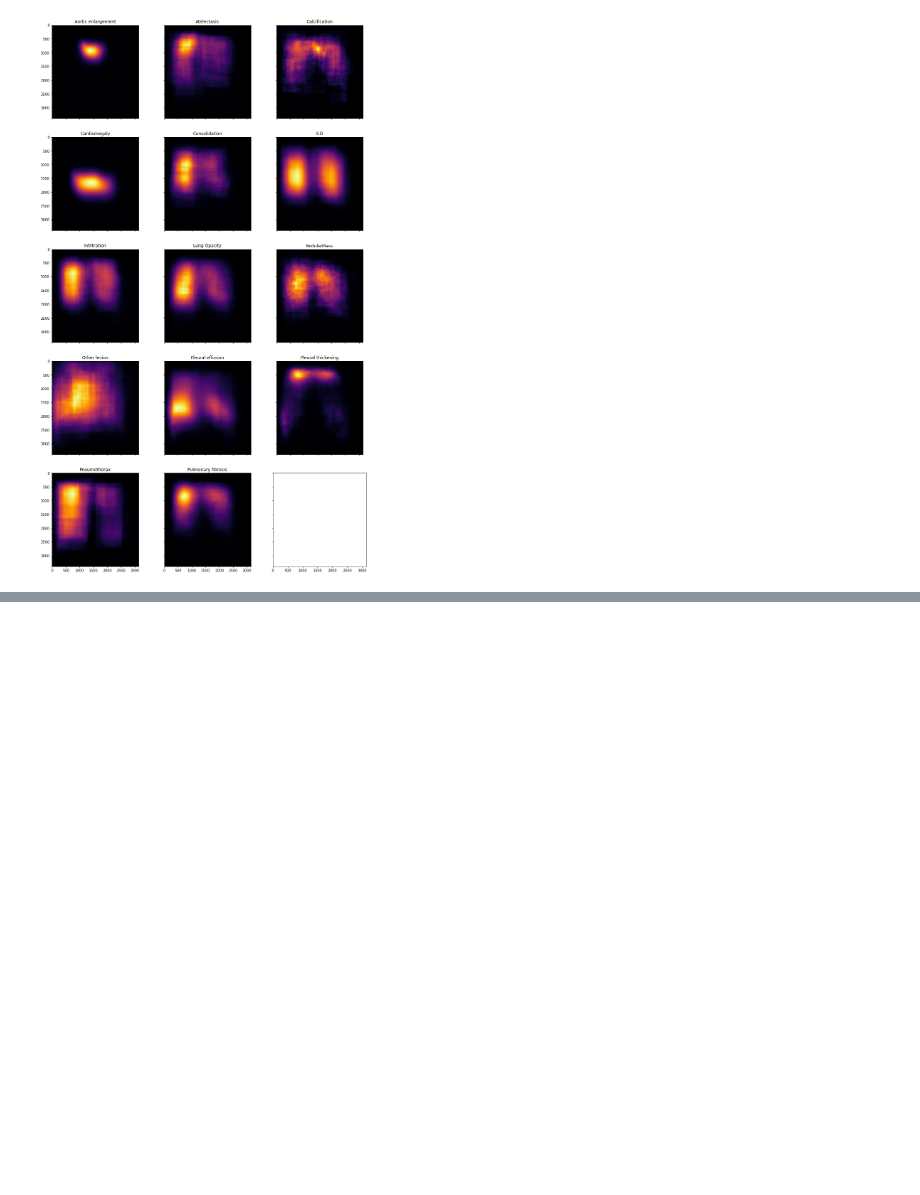
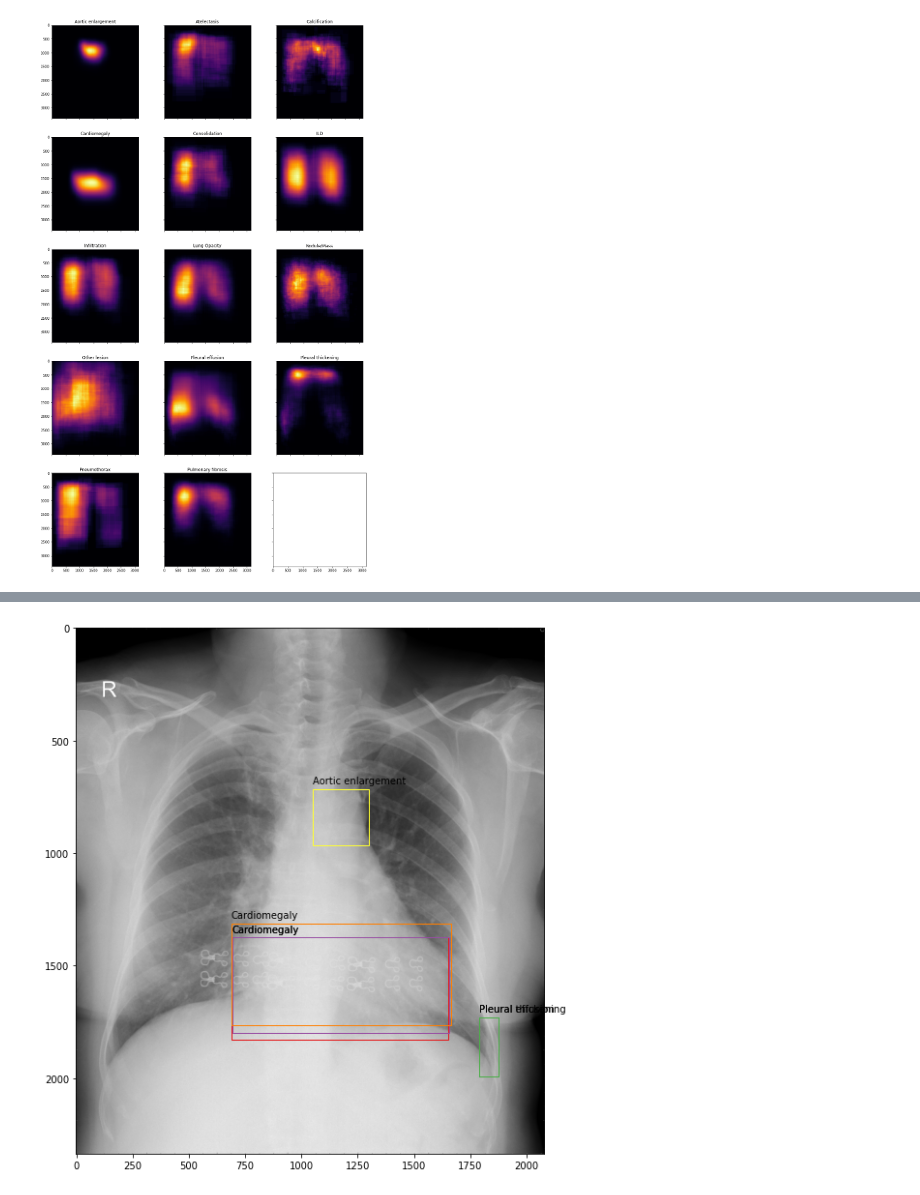
Before and after one commit to akansh12/DeepXrays, a Jupyter notebook: Notebooks/elementary-data-analysis.ipynb, the cells around one changed output, grey strips where cells are left out. Saved outputs shown, nothing was run; the diff lists cells and outputs as text; code cells hidden in the pictures; blank space fills up the shorter version.

```diff
--- a/Notebooks/elementary-data-analysis.ipynb
+++ b/Notebooks/elementary-data-analysis.ipynb
@@ -349,0 +425,20 @@ for i, (index,row) in enumerate((train_csv[['class_name', 'class_id']].groupby([
+# %%
+def view_with_annot(image_name):
+    img = read_xray(f"../input/vinbigdata-chest-xray-abnormalities-detection/train/{image_name}.dicom")
+    fig, ax = plt.subplots(1, figsize = (10,10))
+    ax.imshow(img, cmap = 'gray')
+
+    for i in range(0,len(train_csv[train_csv['image_id']==image_name])):
+        rect = ptc.Rectangle((train_csv[train_csv['image_id']==image_name].reset_index(drop = True).x_min[i],
+                              train_csv[train_csv['image_id']==image_name].reset_index(drop = True).y_min[i]),
+                             train_csv[train_csv['image_id']==image_name].reset_index(drop = True).x_max[i]-train_csv[train_csv['image_id']==image_name].reset_index(drop = True).x_min[i],
+                             train_csv[train_csv['image_id']==image_name].reset_index(drop = True).y_max[i]-train_csv[train_csv['image_id']==image_name].reset_index(drop = True).y_min[i],
+                             linewidth = 1, edgecolor = cols[i], facecolor = 'none')
+        ax.add_patch(rect)
+        ax.annotate(train_csv[train_csv['image_id']==image_name].reset_index(drop = True).class_name[i],
+                    (train_csv[train_csv['image_id']==image_name].reset_index(drop = True).x_min[i],
+                    train_csv[train_csv['image_id']==image_name].reset_index(drop = True).y_min[i] - 24) )
+# %%
+view_with_annot('9a5094b2563a1ef3ff50dc5c7ff71345')
+# %% [output]
+[figure, added]
```
Also changed, not shown: parts of 13 cells of this notebook, 2 other files.
